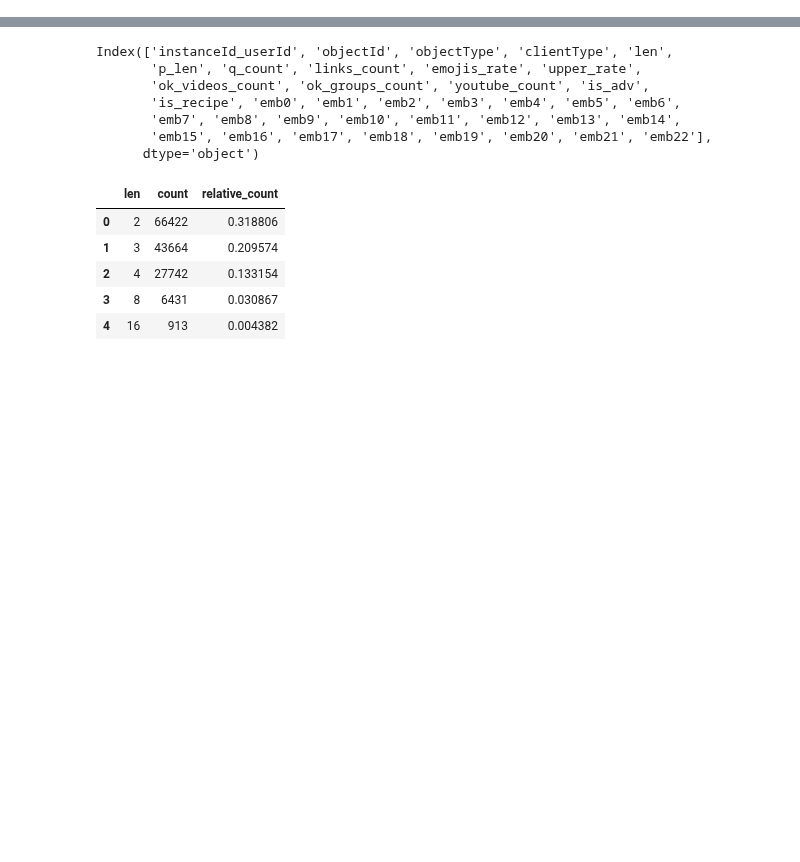
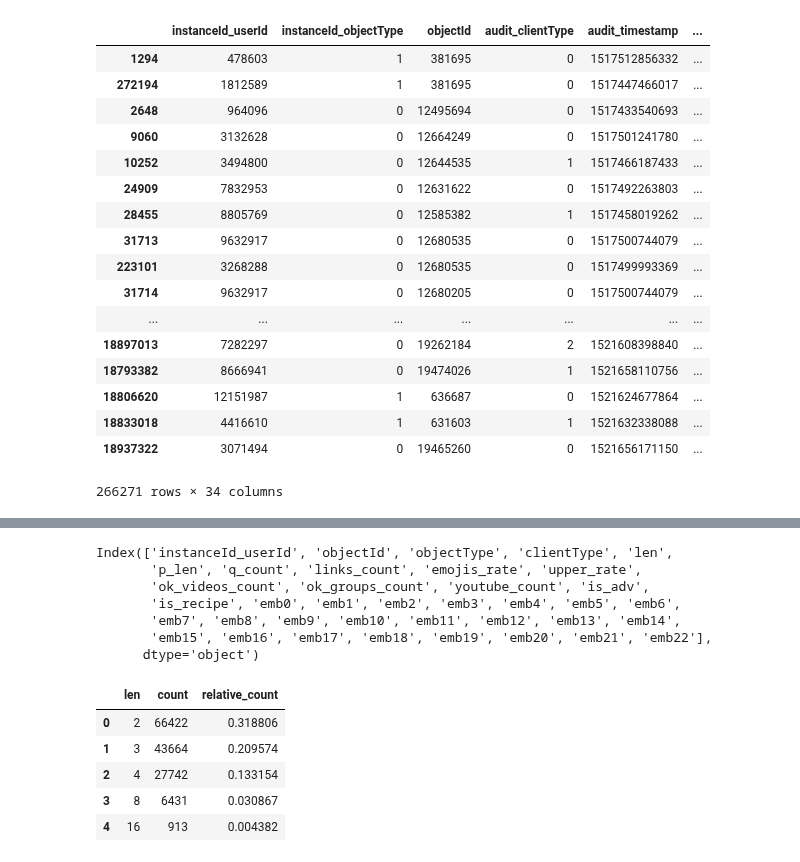
Before and after one commit to tyamgin/mlbootcamp, a Jupyter notebook: championship19/Untitled1.ipynb, the cells around one changed output, grey strips where cells are left out. Saved outputs shown, nothing was run; the diff lists cells and outputs as text; code cells hidden in the pictures; blank space fills up the shorter version.

```diff
--- a/championship19/Untitled1.ipynb
+++ b/championship19/Untitled1.ipynb
@@ -229,0 +297,5 @@ test_data = test_data.join(test_texts_features.set_index('objectId'), how='inner
+# %%
+stat = train_data[['metadata_ownerId', 'objectId']].groupby('metadata_ownerId').agg({'objectId': 'count'})
+stat.rename(columns={'objectId': 'owner_count'}, inplace=True)
+# %%
+train_data = train_data.join(stat, how='left', on='metadata_ownerId')
@@ -230,3 +306,24 @@ test_data = test_data.join(test_texts_features.set_index('objectId'), how='inner
+# %%
+train_data[train_data.metadata_ownerId == 1830]
+# %% [output]
+|  | instanceId_userId | instanceId_objectType | objectId | audit_clientType | audit_timestamp | ... |
+| 1294 | 478603 | 1 | 381695 | 0 | 1517512856332 | ... |
+| 272194 | 1812589 | 1 | 381695 | 0 | 1517447466017 | ... |
+| 2648 | 964096 | 0 | 12495694 | 0 | 1517433540693 | ... |
+| 9060 | 3132628 | 0 | 12664249 | 0 | 1517501241780 | ... |
+| 10252 | 3494800 | 0 | 12644535 | 1 | 1517466187433 | ... |
+| 24909 | 7832953 | 0 | 12631622 | 0 | 1517492263803 | ... |
+| 28455 | 8805769 | 0 | 12585382 | 1 | 1517458019262 | ... |
+| 31713 | 9632917 | 0 | 12680535 | 0 | 1517500744079 | ... |
+| 223101 | 3268288 | 0 | 12680535 | 0 | 1517499993369 | ... |
+| 31714 | 9632917 | 0 | 12680205 | 0 | 1517500744079 | ... |
+| ... | ... | ... | ... | ... | ... | ... |
+| 18897013 | 7282297 | 0 | 19262184 | 2 | 1521608398840 | ... |
+| 18793382 | 8666941 | 0 | 19474026 | 1 | 1521658110756 | ... |
+| 18806620 | 12151987 | 1 | 636687 | 0 | 1521624677864 | ... |
+| 18833018 | 4416610 | 1 | 631603 | 1 | 1521632338088 | ... |
+| 18937322 | 3071494 | 0 | 19465260 | 0 | 1521656171150 | ... |
+266271 rows × 34 columns
 # %%
 test = create_features(test_data)
 # %%
```
Also changed, not shown: parts of 37 cells of this notebook, 3 other files.
